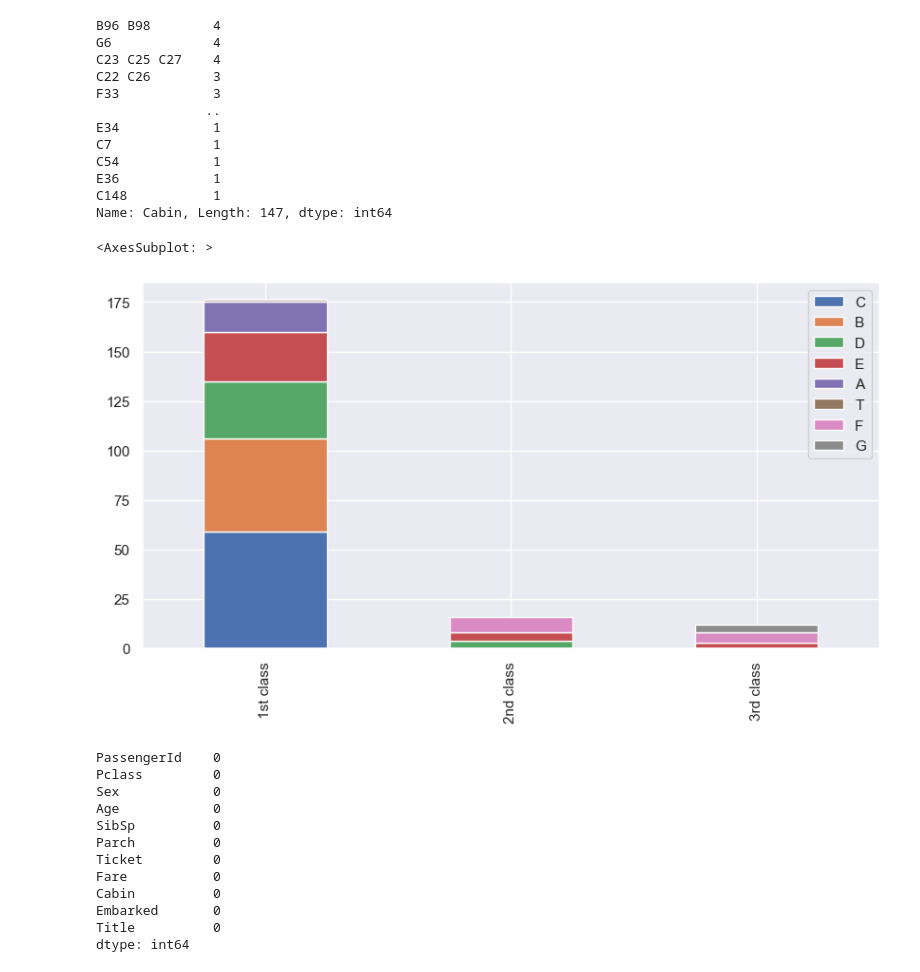
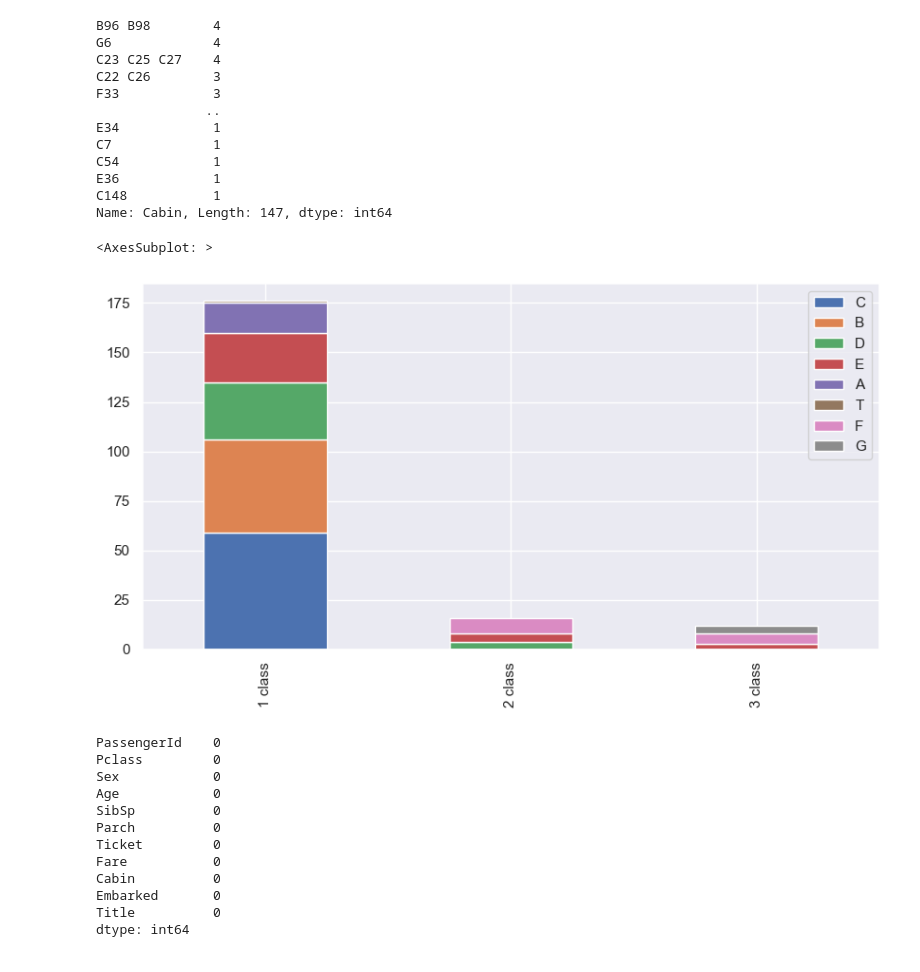
Before and after one commit to mirozy13/titanic, a Jupyter notebook: Titanic.ipynb, the cells around one changed output. Cells and saved outputs as stored; diff of their text form; code cells hidden in the pictures.

```diff
--- a/Titanic.ipynb
+++ b/Titanic.ipynb
@@ -412,13 +440,13 @@ for dataset in all_data:
 # %%
 Pclass1 = train_data[train_data['Pclass']==1]['Cabin'].value_counts()
 Pclass2 = train_data[train_data['Pclass']==2]['Cabin'].value_counts()
 Pclass3 = train_data[train_data['Pclass']==3]['Cabin'].value_counts()
 df = pd.DataFrame([Pclass1, Pclass2, Pclass3])
-df.index = ['1st class','2nd class', '3rd class']
+df.index = ['1 class','2 class', '3 class']
 df.plot(kind='bar',stacked=True, figsize=(10,5))
 # %% [output]
 <AxesSubplot: >
-[figure, old version]
+[figure, new version]
 # %%
 cabin_mapping = {"A": 0, "B": 0.4, "C": 0.8, "D": 1.2, "E": 1.6, "F": 2, "G": 2.4, "T": 2.8}
 for dataset in all_data:
```
Also changed, not shown: parts of 46 cells of this notebook, 1 other file.
